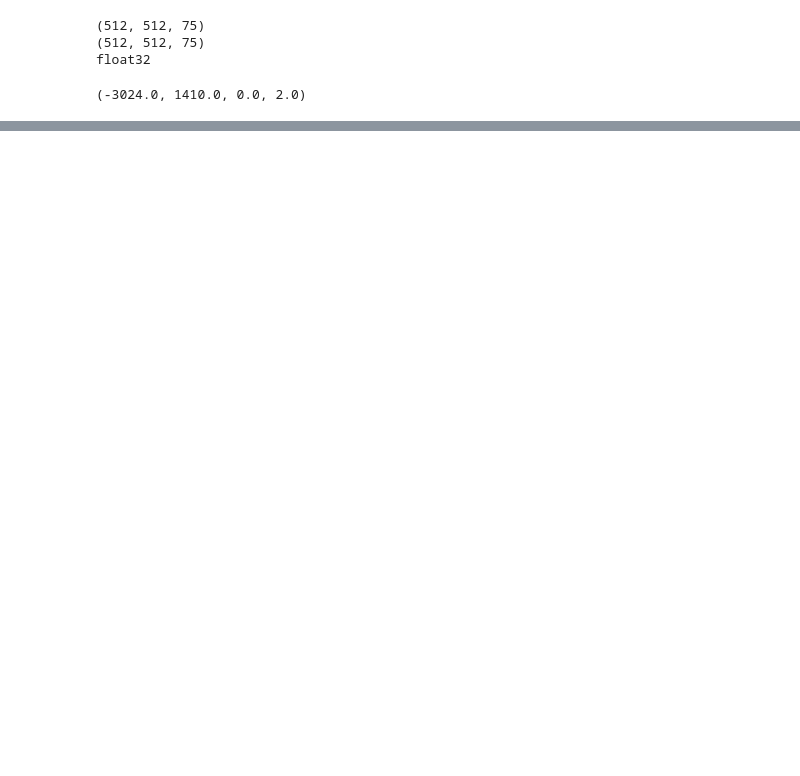
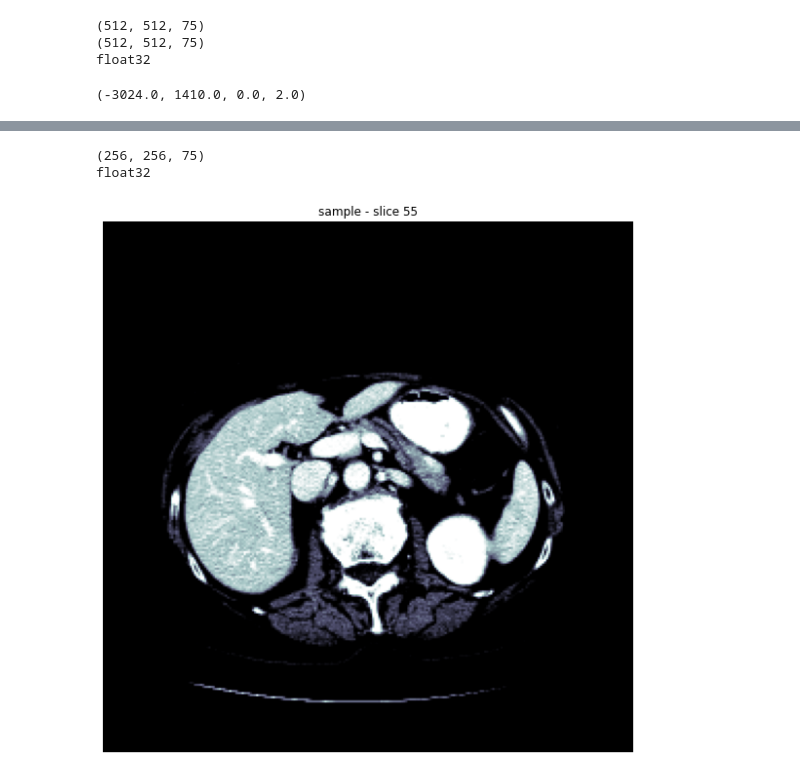
Before and after one commit to markos-gkozntaris/Does-UNet3-Generalize, a Jupyter notebook: notebooks/exploration.ipynb, the cells around one changed output, grey strips where cells are left out. Saved outputs shown, nothing was run; the diff lists cells and outputs as text; code cells hidden in the pictures; blank space fills up the shorter version.

```diff
--- a/notebooks/exploration.ipynb
+++ b/notebooks/exploration.ipynb
@@ -75,0 +99,10 @@ for s in range(50, 75, 5):
+# %%
+# avg pooling resampling
+ct_resampled = resample(ct_windowed, avg_pooling=True)
+print(ct_resampled.shape)
+vis(ct_resampled, slice=55)
+print(ct_resampled.dtype)
+# %% [output]
+(256, 256, 75)
+float32
+[figure, added]
```
Also changed, not shown: parts of 8 cells of this notebook.
